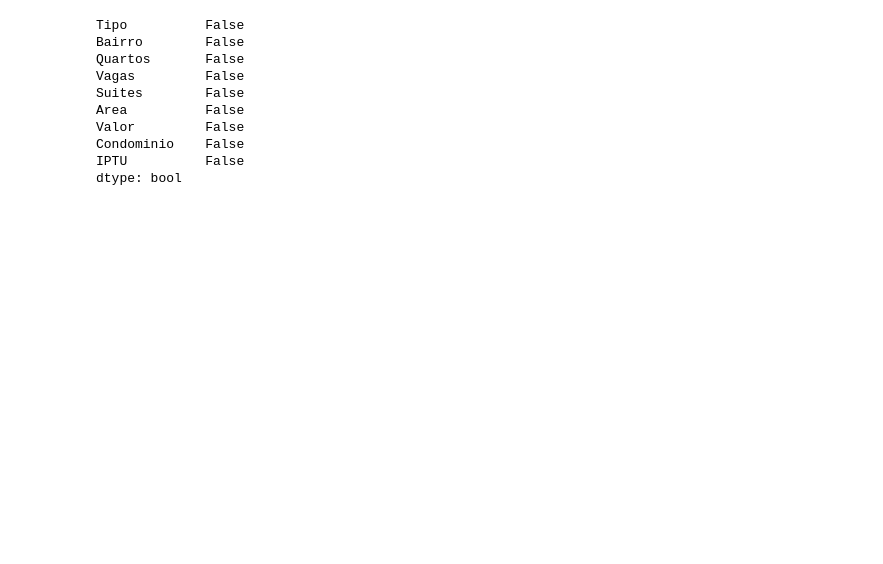
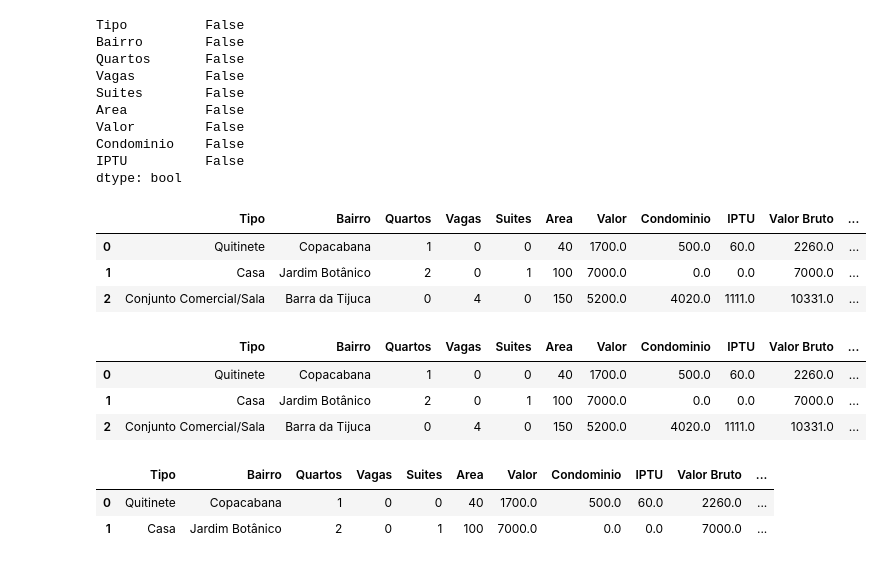
Before and after one commit to devlabiak/aluguel-imoveis, a Jupyter notebook: imoveis.ipynb, the cells around one changed output. Drawn from its saved outputs; the diff is of its cells as text; code cells hidden in the pictures; blank space fills up the shorter version.

```diff
--- a/imoveis.ipynb
+++ b/imoveis.ipynb
@@ -347,3 +332,23 @@ Valor         False
 Condominio    False
 IPTU          False
 dtype: bool
+# %%
+# Adicionando coluna valor bruto da despesa
+dados['Valor Bruto'] = dados['Valor'] + dados['Condominio'] + dados['IPTU']
+dados['Valor Bruto'] = dados['Valor Bruto'].round(2)
+dados.head(3)
+# %% [output]
+|  | Tipo | Bairro | Quartos | Vagas | Suites | Area | Valor | Condominio | IPTU | Valor Bruto | ... |
+| 0 | Quitinete | Copacabana | 1 | 0 | 0 | 40 | 1700.0 | 500.0 | 60.0 | 2260.0 | ... |
+| 1 | Casa | Jardim Botânico | 2 | 0 | 1 | 100 | 7000.0 | 0.0 | 0.0 | 7000.0 | ... |
+| 2 | Conjunto Comercial/Sala | Barra da Tijuca | 0 | 4 | 0 | 150 | 5200.0 | 4020.0 | 1111.0 | 10331.0 | ... |
+# %%
+# Adicionando coluna com valor por M²
+dados['Valor m2'] = dados['Valor Bruto'] / dados['Area']
+dados['Valor m2'] = dados['Valor m2'].head(2)
+dados.head(3)
+# %% [output]
+|  | Tipo | Bairro | Quartos | Vagas | Suites | Area | Valor | Condominio | IPTU | Valor Bruto | ... |
+| 0 | Quitinete | Copacabana | 1 | 0 | 0 | 40 | 1700.0 | 500.0 | 60.0 | 2260.0 | ... |
+| 1 | Casa | Jardim Botânico | 2 | 0 | 1 | 100 | 7000.0 | 0.0 | 0.0 | 7000.0 | ... |
+| 2 | Conjunto Comercial/Sala | Barra da Tijuca | 0 | 4 | 0 | 150 | 5200.0 | 4020.0 | 1111.0 | 10331.0 | ... |
@@ -349,0 +360,6 @@ dtype: bool
+# %%
+dados.head(2)
+# %% [output]
+|  | Tipo | Bairro | Quartos | Vagas | Suites | Area | Valor | Condominio | IPTU | Valor Bruto | ... |
+| 0 | Quitinete | Copacabana | 1 | 0 | 0 | 40 | 1700.0 | 500.0 | 60.0 | 2260.0 | ... |
+| 1 | Casa | Jardim Botânico | 2 | 0 | 1 | 100 | 7000.0 | 0.0 | 0.0 | 7000.0 | ... |
```
Also changed, not shown: parts of 9 cells of this notebook.
